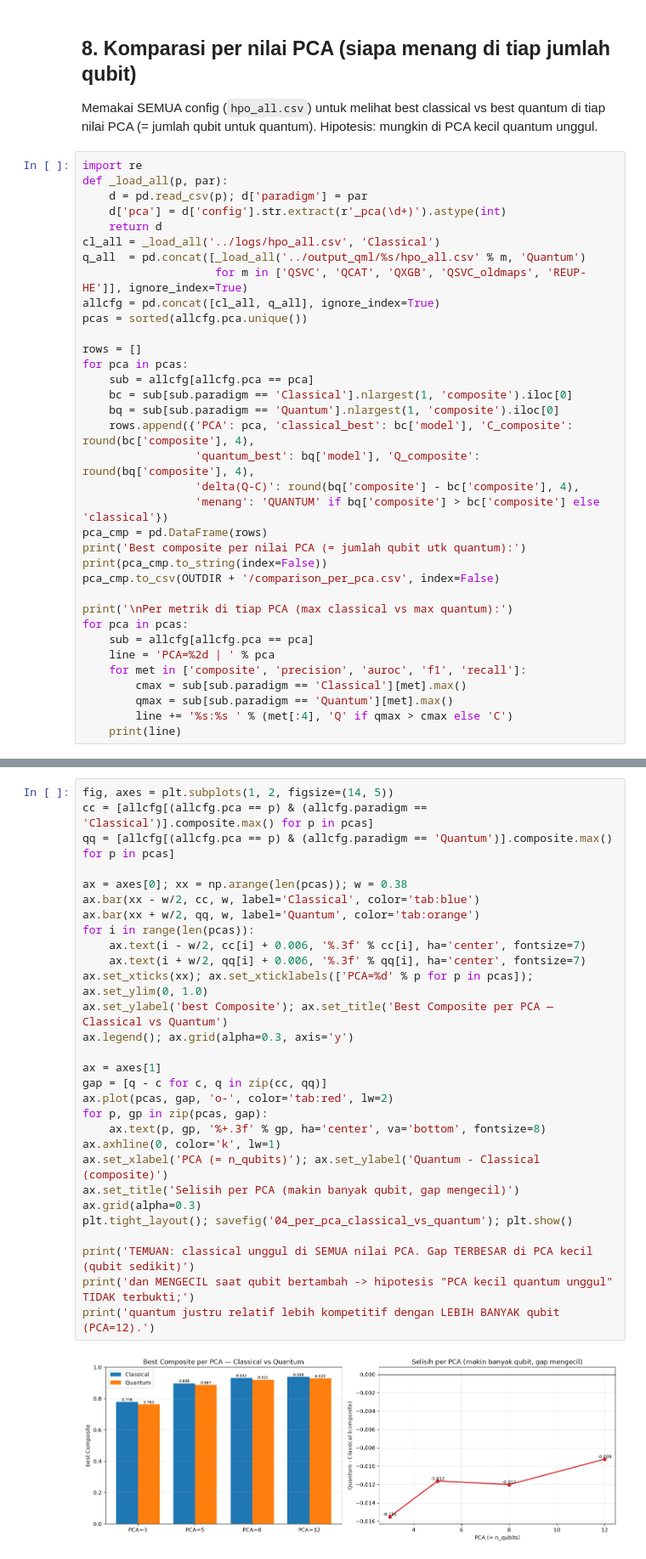
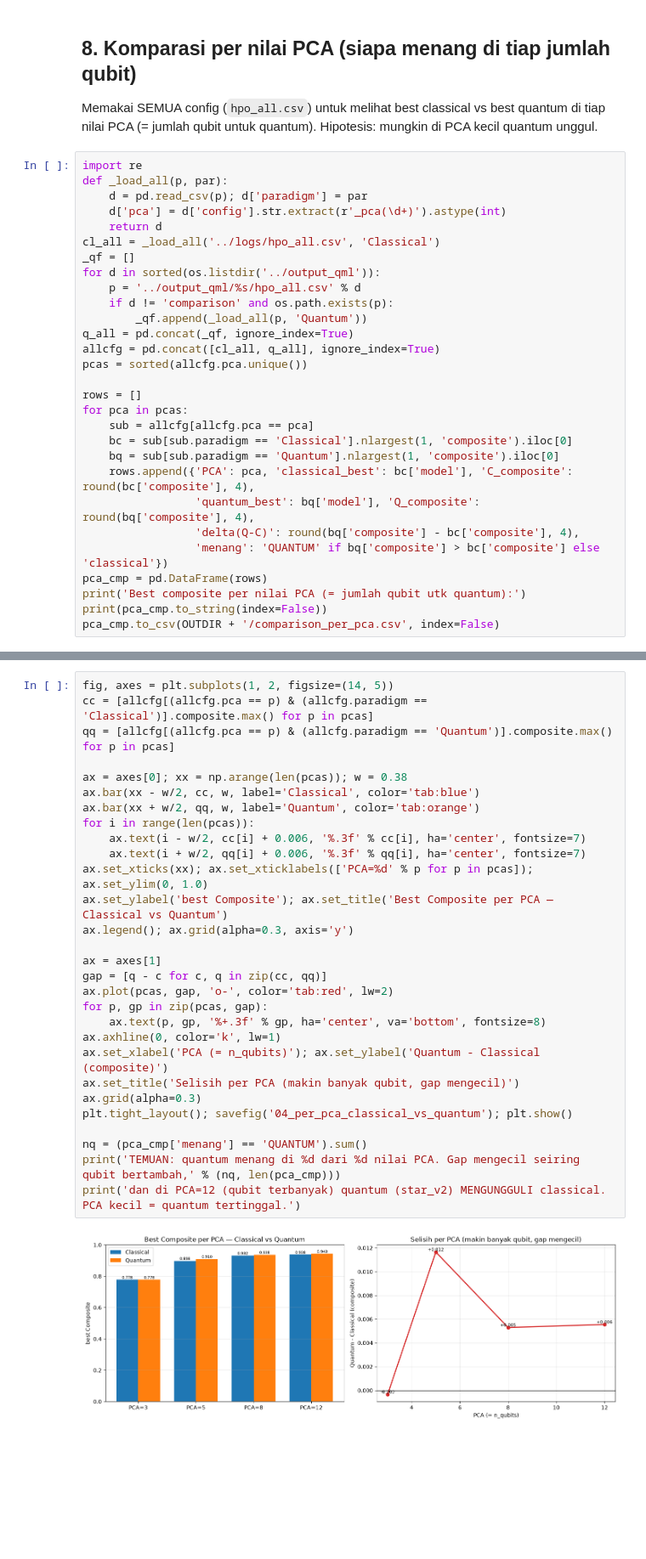
Before and after one commit to QuantumResearch-MCI/quantum-multiclass-classification, a Jupyter notebook: notebooks/comparison_classical_vs_quantum.ipynb, the cells around one changed output, grey strips where cells are left out. Shown at 85% size. Drawn from its saved outputs; the diff is of its cells as text; blank space fills up the shorter version.

```diff
--- a/notebooks/comparison_classical_vs_quantum.ipynb
+++ b/notebooks/comparison_classical_vs_quantum.ipynb
@@ -202,8 +259,12 @@ def _load_all(p, par):
     d['pca'] = d['config'].str.extract(r'_pca(\d+)').astype(int)
     return d
 cl_all = _load_all('../logs/hpo_all.csv', 'Classical')
-q_all  = pd.concat([_load_all('../output_qml/%s/hpo_all.csv' % m, 'Quantum')
-                    for m in ['QSVC', 'QCAT', 'QXGB', 'QSVC_oldmaps', 'REUP-HE']], ignore_index=True)
+_qf = []
+for d in sorted(os.listdir('../output_qml')):
+    p = '../output_qml/%s/hpo_all.csv' % d
+    if d != 'comparison' and os.path.exists(p):
+        _qf.append(_load_all(p, 'Quantum'))
+q_all = pd.concat(_qf, ignore_index=True)
 allcfg = pd.concat([cl_all, q_all], ignore_index=True)
 pcas = sorted(allcfg.pca.unique())
 
@@ -220,15 +281,5 @@ pca_cmp = pd.DataFrame(rows)
 print('Best composite per nilai PCA (= jumlah qubit utk quantum):')
 print(pca_cmp.to_string(index=False))
 pca_cmp.to_csv(OUTDIR + '/comparison_per_pca.csv', index=False)
-
-print('\nPer metrik di tiap PCA (max classical vs max quantum):')
-for pca in pcas:
-    sub = allcfg[allcfg.pca == pca]
-    line = 'PCA=%2d | ' % pca
-    for met in ['composite', 'precision', 'auroc', 'f1', 'recall']:
-        cmax = sub[sub.paradigm == 'Classical'][met].max()
-        qmax = sub[sub.paradigm == 'Quantum'][met].max()
-        line += '%s:%s ' % (met[:4], 'Q' if qmax > cmax else 'C')
-    print(line)
 # %% [output]
 Best composite per nilai PCA (= jumlah qubit utk quantum):
@@ -246,31 +291,31 @@ PCA=12 | comp:C prec:Q auro:C f1:C reca:C
 # %%
 fig, axes = plt.subplots(1, 2, figsize=(14, 5))
 cc = [allcfg[(allcfg.pca == p) & (allcfg.paradigm == 'Classical')].composite.max() for p in pcas]
 qq = [allcfg[(allcfg.pca == p) & (allcfg.paradigm == 'Quantum')].composite.max() for p in pcas]
 
 ax = axes[0]; xx = np.arange(len(pcas)); w = 0.38
 ax.bar(xx - w/2, cc, w, label='Classical', color='tab:blue')
 ax.bar(xx + w/2, qq, w, label='Quantum', color='tab:orange')
 for i in range(len(pcas)):
     ax.text(i - w/2, cc[i] + 0.006, '%.3f' % cc[i], ha='center', fontsize=7)
     ax.text(i + w/2, qq[i] + 0.006, '%.3f' % qq[i], ha='center', fontsize=7)
 ax.set_xticks(xx); ax.set_xticklabels(['PCA=%d' % p for p in pcas]); ax.set_ylim(0, 1.0)
 ax.set_ylabel('best Composite'); ax.set_title('Best Composite per PCA — Classical vs Quantum')
 ax.legend(); ax.grid(alpha=0.3, axis='y')
 
 ax = axes[1]
 gap = [q - c for c, q in zip(cc, qq)]
 ax.plot(pcas, gap, 'o-', color='tab:red', lw=2)
 for p, gp in zip(pcas, gap):
     ax.text(p, gp, '%+.3f' % gp, ha='center', va='bottom', fontsize=8)
 ax.axhline(0, color='k', lw=1)
 ax.set_xlabel('PCA (= n_qubits)'); ax.set_ylabel('Quantum - Classical (composite)')
 ax.set_title('Selisih per PCA (makin banyak qubit, gap mengecil)')
 ax.grid(alpha=0.3)
 plt.tight_layout(); savefig('04_per_pca_classical_vs_quantum'); plt.show()
 
-print('TEMUAN: classical unggul di SEMUA nilai PCA. Gap TERBESAR di PCA kecil (qubit sedikit)')
-print('dan MENGECIL saat qubit bertambah -> hipotesis "PCA kecil quantum unggul" TIDAK terbukti;')
-print('quantum justru relatif lebih kompetitif dengan LEBIH BANYAK qubit (PCA=12).')
+nq = (pca_cmp['menang'] == 'QUANTUM').sum()
+print('TEMUAN: quantum menang di %d dari %d nilai PCA. Gap mengecil seiring qubit bertambah,' % (nq, len(pca_cmp)))
+print('dan di PCA=12 (qubit terbanyak) quantum (star_v2) MENGUNGGULI classical. PCA kecil = quantum tertinggal.')
 # %% [output]
-[figure, old version]
+[figure, new version]
```
Also changed, not shown: parts of 15 cells of this notebook, 35 other files.
